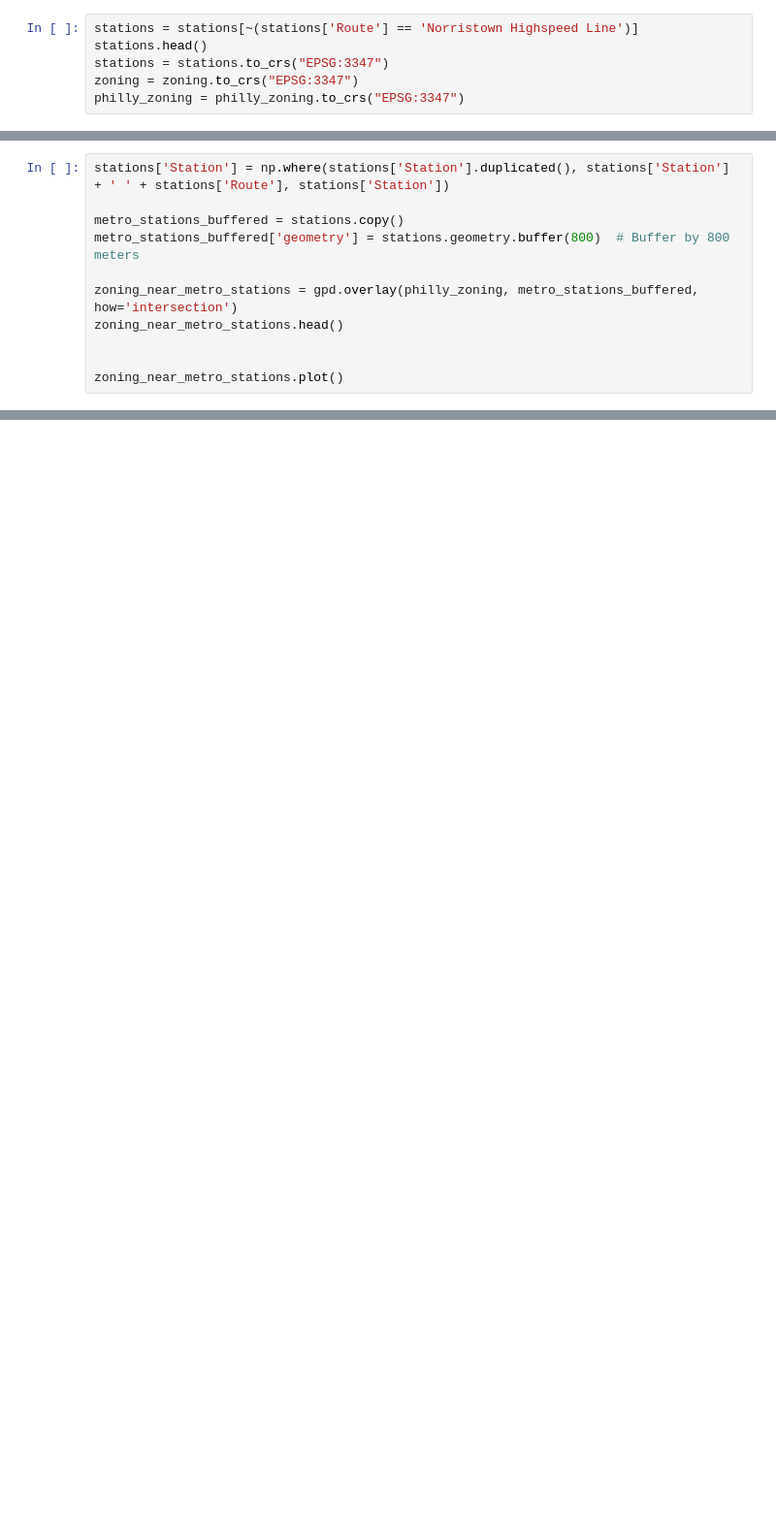
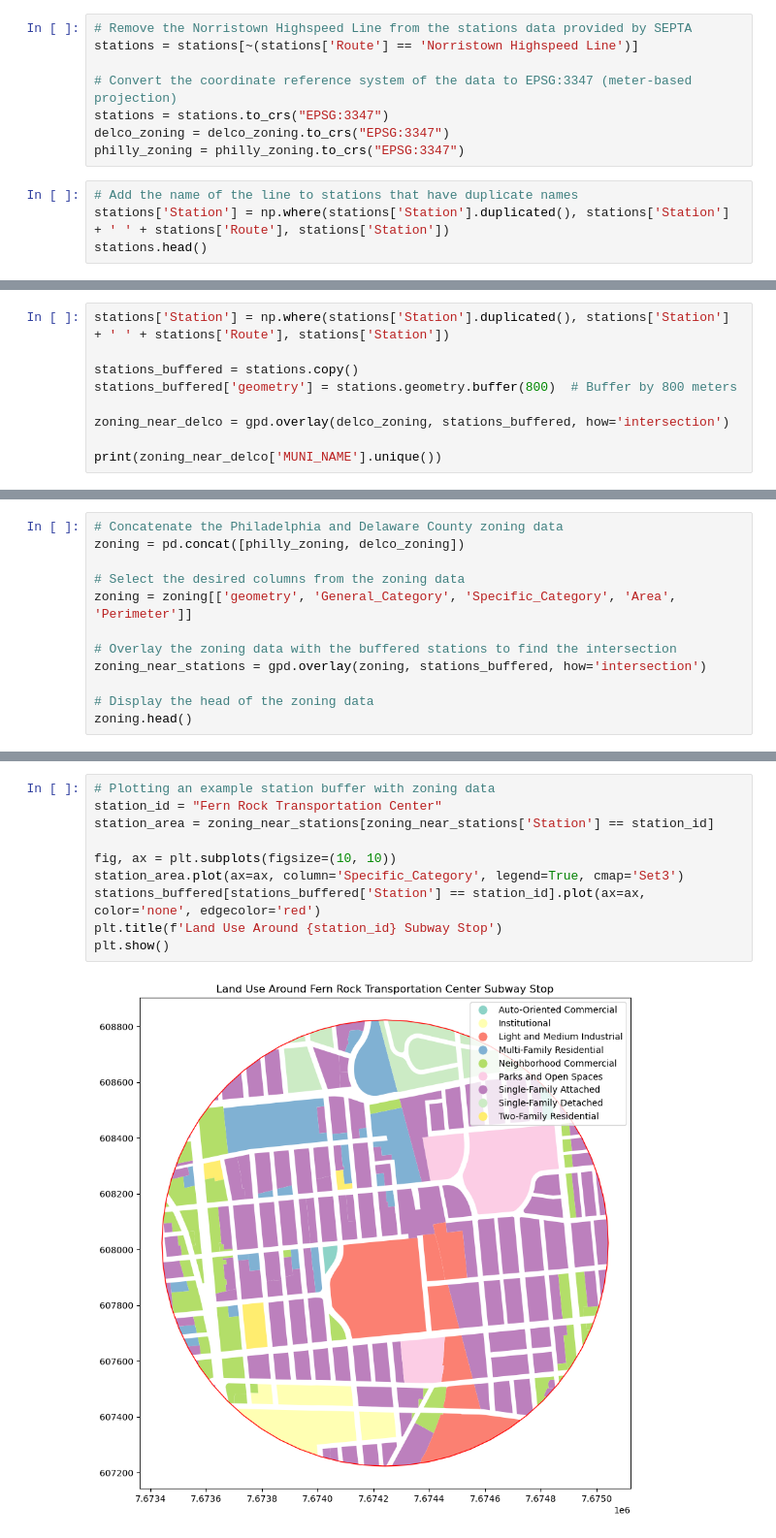
Before and after one commit to owenmcginley/SEPTA-Transit-Oriented-Development, a Jupyter notebook: SEPTA_Zoning_Regression.ipynb, the cells around one changed output, grey strips where cells are left out. Shown: that part at 97% size. Drawn from its saved outputs; the diff is of its cells as text; blank space fills up the shorter version.

```diff
--- a/SEPTA_Zoning_Regression.ipynb
+++ b/SEPTA_Zoning_Regression.ipynb
@@ -91,6 +125,12 @@ philly_zoning.head()
 # %%
+# Remove the Norristown Highspeed Line from the stations data provided by SEPTA
 stations = stations[~(stations['Route'] == 'Norristown Highspeed Line')]
-stations.head()
+
+# Convert the coordinate reference system of the data to EPSG:3347 (meter-based projection)
 stations = stations.to_crs("EPSG:3347")
-zoning = zoning.to_crs("EPSG:3347")
+delco_zoning = delco_zoning.to_crs("EPSG:3347")
 philly_zoning = philly_zoning.to_crs("EPSG:3347")
+# %%
+# Add the name of the line to stations that have duplicate names
+stations['Station'] = np.where(stations['Station'].duplicated(), stations['Station'] + ' ' + stations['Route'], stations['Station'])
+stations.head()
@@ -97,12 +147,10 @@ philly_zoning = philly_zoning.to_crs("EPSG:3347")
 # %%
 stations['Station'] = np.where(stations['Station'].duplicated(), stations['Station'] + ' ' + stations['Route'], stations['Station'])
 
-metro_stations_buffered = stations.copy()
-metro_stations_buffered['geometry'] = stations.geometry.buffer(800)  # Buffer by 800 meters
+stations_buffered = stations.copy()
+stations_buffered['geometry'] = stations.geometry.buffer(800)  # Buffer by 800 meters
 
-zoning_near_metro_stations = gpd.overlay(philly_zoning, metro_stations_buffered, how='intersection')
-zoning_near_metro_stations.head()
+zoning_near_delco = gpd.overlay(delco_zoning, stations_buffered, how='intersection')
 
-
-zoning_near_metro_stations.plot()
+print(zoning_near_delco['MUNI_NAME'].unique())
 # %% [output]
@@ -110,0 +197,12 @@ zoning_near_metro_stations.plot()
+# %%
+# Concatenate the Philadelphia and Delaware County zoning data
+zoning = pd.concat([philly_zoning, delco_zoning])
+
+# Select the desired columns from the zoning data
+zoning = zoning[['geometry', 'General_Category', 'Specific_Category', 'Area', 'Perimeter']]
+
+# Overlay the zoning data with the buffered stations to find the intersection
+zoning_near_stations = gpd.overlay(zoning, stations_buffered, how='intersection')
+
+# Display the head of the zoning data
+zoning.head()
@@ -110,0 +218,12 @@ zoning_near_metro_stations.plot()
+# %%
+# Plotting an example station buffer with zoning data
+station_id = "Fern Rock Transportation Center"
+station_area = zoning_near_stations[zoning_near_stations['Station'] == station_id]
+
+fig, ax = plt.subplots(figsize=(10, 10))
+station_area.plot(ax=ax, column='Specific_Category', legend=True, cmap='Set3')
+stations_buffered[stations_buffered['Station'] == station_id].plot(ax=ax, color='none', edgecolor='red')
+plt.title(f'Land Use Around {station_id} Subway Stop')
+plt.show()
+# %% [output]
+[figure, added]
```
Also changed, not shown: parts of 27 cells of this notebook.
